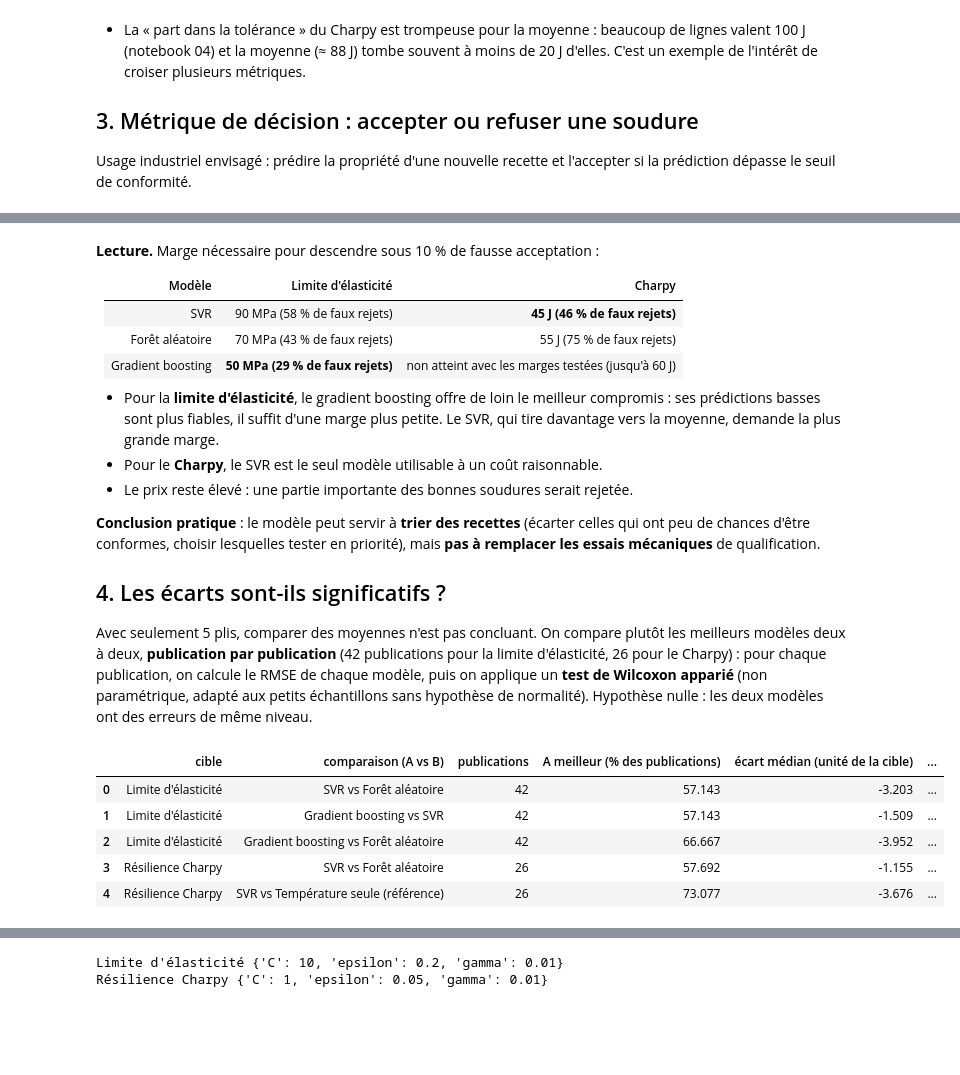
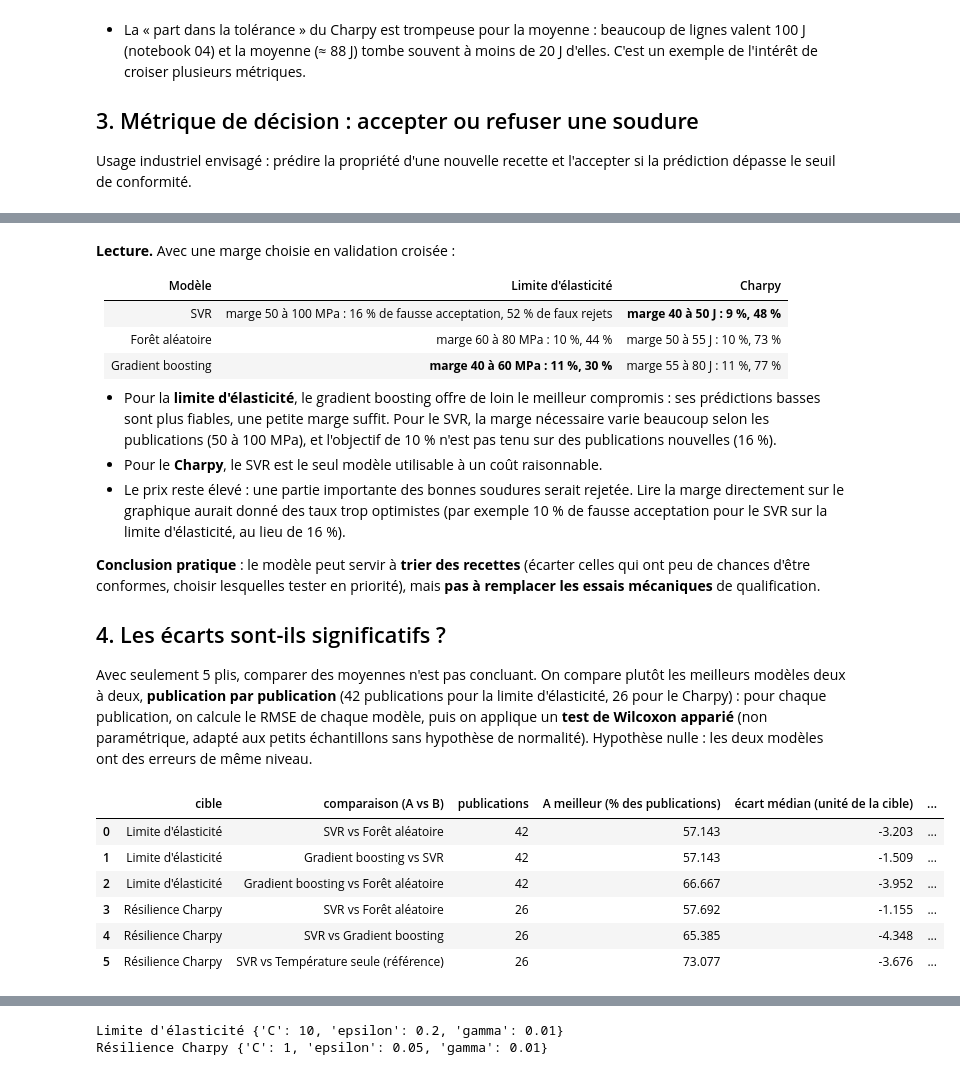
Before and after one commit to hiboujoyeux/soudure-ml-cs, a Jupyter notebook: notebooks/05_comparaison_recommandations.ipynb, the cells around one changed output, grey strips where cells are left out. Cells and saved outputs as stored; diff of their text form; code cells hidden in the pictures; blank space fills up the shorter version.

```diff
--- a/notebooks/05_comparaison_recommandations.ipynb
+++ b/notebooks/05_comparaison_recommandations.ipynb
@@ -146,9 +149,13 @@ for target, t in TARGETS.items():
           f"(< {t['threshold']} {t['unit']})")
     for model in MODELS:
         if f"pred_{model}" in o:
+            # AUC : la soudure est d'autant plus suspecte que sa prédiction est basse.
+            # Sans objet pour la moyenne, dont la prédiction ne varie qu'entre les plis.
+            auc = (np.nan if model == "Moyenne (référence)"
+                   else roc_auc_score(o["mesure"] < t["threshold"], -o[f"pred_{model}"]))
             rows.append({"cible": target, "modèle": model,
-                         **decision_rates(o["mesure"], o[f"pred_{model}"], t["threshold"])})
-pd.DataFrame(rows).set_index(["cible", "modèle"]).round(0)
+                         **decision_rates(o["mesure"], o[f"pred_{model}"], t["threshold"]), "AUC": auc})
+pd.DataFrame(rows).set_index(["cible", "modèle"]).round({"fausse acceptation (%)": 0, "faux rejet (%)": 0, "AUC": 2})
 # %% [output]
 Limite d'élasticité : 16 % de soudures non conformes (< 420 MPa)
 Résilience Charpy : 28 % de soudures non conformes (< 47 J)
@@ -207,0 +212,21 @@ Résilience Charpy (Gradient boosting) : pas de marge testée donnant ≤ 10 % d
+# %%
+def cross_validated_margin(o, model, threshold, grid, max_false_accept=10):
+    """Marge choisie sur 4/5 des publications, taux mesurés sur le 1/5 restant."""
+    pred, measured = o[f"pred_{model}"].to_numpy(), o["mesure"].to_numpy()
+    accepted, chosen = np.zeros(len(o), dtype=bool), []
+    for train, test in GroupKFold(n_splits=5).split(o, groups=o["publication"]):
+        m = next((m for m in grid if decision_rates(measured[train], pred[train], threshold, m)
+                  ["fausse acceptation (%)"] <= max_false_accept), grid[-1])
+        chosen.append(int(m))
+        accepted[test] = pred[test] >= threshold + m
+    bad = measured < threshold
+    return {"marges choisies": chosen,
+            "fausse acceptation (%)": 100 * (accepted & bad).sum() / bad.sum(),
+            "faux rejet (%)": 100 * (~accepted & ~bad).sum() / (~bad).sum()}
+
+rows = []
+for target, t in TARGETS.items():
+    for model in ["SVR", "Forêt aléatoire", "Gradient boosting"]:
+        rows.append({"cible": target, "modèle": model,
+                     **cross_validated_margin(oof[target], model, t["threshold"], margins[target])})
+pd.DataFrame(rows).set_index(["cible", "modèle"]).round(0)
@@ -208,17 +242,20 @@ Résilience Charpy (Gradient boosting) : pas de marge testée donnant ≤ 10 % d
 # %% [markdown]
-**Lecture.** Marge nécessaire pour descendre sous 10 % de fausse acceptation :
+**Lecture.** Avec une marge choisie en validation croisée :
 
 | Modèle | Limite d'élasticité | Charpy |
 |---|---|---|
-| SVR | 90 MPa (58 % de faux rejets) | **45 J (46 % de faux rejets)** |
-| Forêt aléatoire | 70 MPa (43 % de faux rejets) | 55 J (75 % de faux rejets) |
-| Gradient boosting | **50 MPa (29 % de faux rejets)** | non atteint avec les marges testées (jusqu'à 60 J) |
+| SVR | marge 50 à 100 MPa : 16 % de fausse acceptation, 52 % de faux rejets | **marge 40 à 50 J : 9 %, 48 %** |
+| Forêt aléatoire | marge 60 à 80 MPa : 10 %, 44 % | marge 50 à 55 J : 10 %, 73 % |
+| Gradient boosting | **marge 40 à 60 MPa : 11 %, 30 %** | marge 55 à 80 J : 11 %, 77 % |
 
 - Pour la **limite d'élasticité**, le gradient boosting offre de loin le meilleur
-  compromis : ses prédictions basses sont plus fiables, il suffit d'une marge plus petite.
-  Le SVR, qui tire davantage vers la moyenne, demande la plus grande marge.
+  compromis : ses prédictions basses sont plus fiables, une petite marge suffit. Pour le SVR,
+  la marge nécessaire varie beaucoup selon les publications (50 à 100 MPa), et l'objectif de
+  10 % n'est pas tenu sur des publications nouvelles (16 %).
 - Pour le **Charpy**, le SVR est le seul modèle utilisable à un coût raisonnable.
-- Le prix reste élevé : une partie importante des bonnes soudures serait rejetée.
+- Le prix reste élevé : une partie importante des bonnes soudures serait rejetée. Lire la
+  marge directement sur le graphique aurait donné des taux trop optimistes (par exemple
+  10 % de fausse acceptation pour le SVR sur la limite d'élasticité, au lieu de 16 %).
 
 **Conclusion pratique** : le modèle peut servir à **trier des recettes** (écarter celles qui
 ont peu de chances d'être conformes, choisir lesquelles tester en priorité), mais **pas à
@@ -235,25 +272,33 @@ de même niveau.
 # %%
 def per_publication_rmse(o, model):
     return o.groupby("publication").apply(lambda g: root_mean_squared_error(g["mesure"], g[f"pred_{model}"]),
                                           include_groups=False)
 
 rows = []
 pairs = [("Limite d'élasticité", "SVR", "Forêt aléatoire"),
          ("Limite d'élasticité", "Gradient boosting", "SVR"),
          ("Limite d'élasticité", "Gradient boosting", "Forêt aléatoire"),
          ("Résilience Charpy", "SVR", "Forêt aléatoire"),
+         ("Résilience Charpy", "SVR", "Gradient boosting"),
          ("Résilience Charpy", "SVR", "Température seule (référence)")]
 for target, a, b in pairs:
     ra, rb = per_publication_rmse(oof[target], a), per_publication_rmse(oof[target], b)
     rows.append({"cible": target, "comparaison (A vs B)": f"{a} vs {b}", "publications": len(ra),
                  "A meilleur (% des publications)": 100 * (ra < rb).mean(),
                  "écart médian (unité de la cible)": (ra - rb).median(),
                  "p-valeur (Wilcoxon)": wilcoxon(ra, rb).pvalue})
-pd.DataFrame(rows).round(3)
+tests = pd.DataFrame(rows)
+
+# Correction de Holm pour comparaisons multiples : la plus petite p-valeur est multipliée
+# par le nombre de tests, la suivante par ce nombre moins un, etc., en gardant l'ordre.
+p = tests["p-valeur (Wilcoxon)"].sort_values()
+tests["p-valeur corrigée (Holm)"] = (p * np.arange(len(p), 0, -1)).cummax().clip(upper=1)
+tests.round(3)
 # %% [output]
 |  | cible | comparaison (A vs B) | publications | A meilleur (% des publications) | écart médian (unité de la cible) | ... |
 | 0 | Limite d'élasticité | SVR vs Forêt aléatoire | 42 | 57.143 | -3.203 | ... |
 | 1 | Limite d'élasticité | Gradient boosting vs SVR | 42 | 57.143 | -1.509 | ... |
 | 2 | Limite d'élasticité | Gradient boosting vs Forêt aléatoire | 42 | 66.667 | -3.952 | ... |
 | 3 | Résilience Charpy | SVR vs Forêt aléatoire | 26 | 57.692 | -1.155 | ... |
-| 4 | Résilience Charpy | SVR vs Température seule (référence) | 26 | 73.077 | -3.676 | ... |
+| 4 | Résilience Charpy | SVR vs Gradient boosting | 26 | 65.385 | -4.348 | ... |
+| 5 | Résilience Charpy | SVR vs Température seule (référence) | 26 | 73.077 | -3.676 | ... |
```
Also changed, not shown: parts of 11 cells of this notebook, 1 other file.
